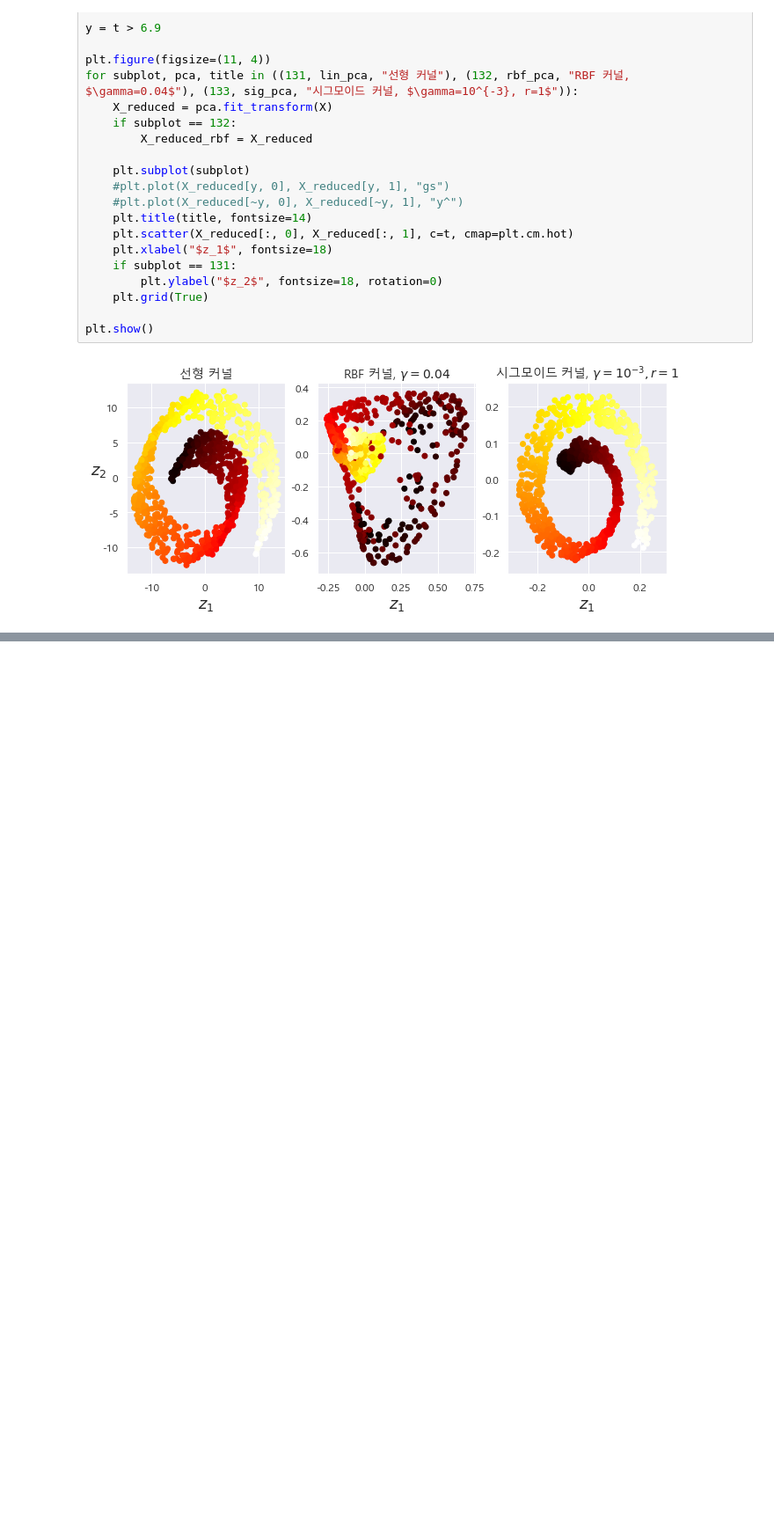
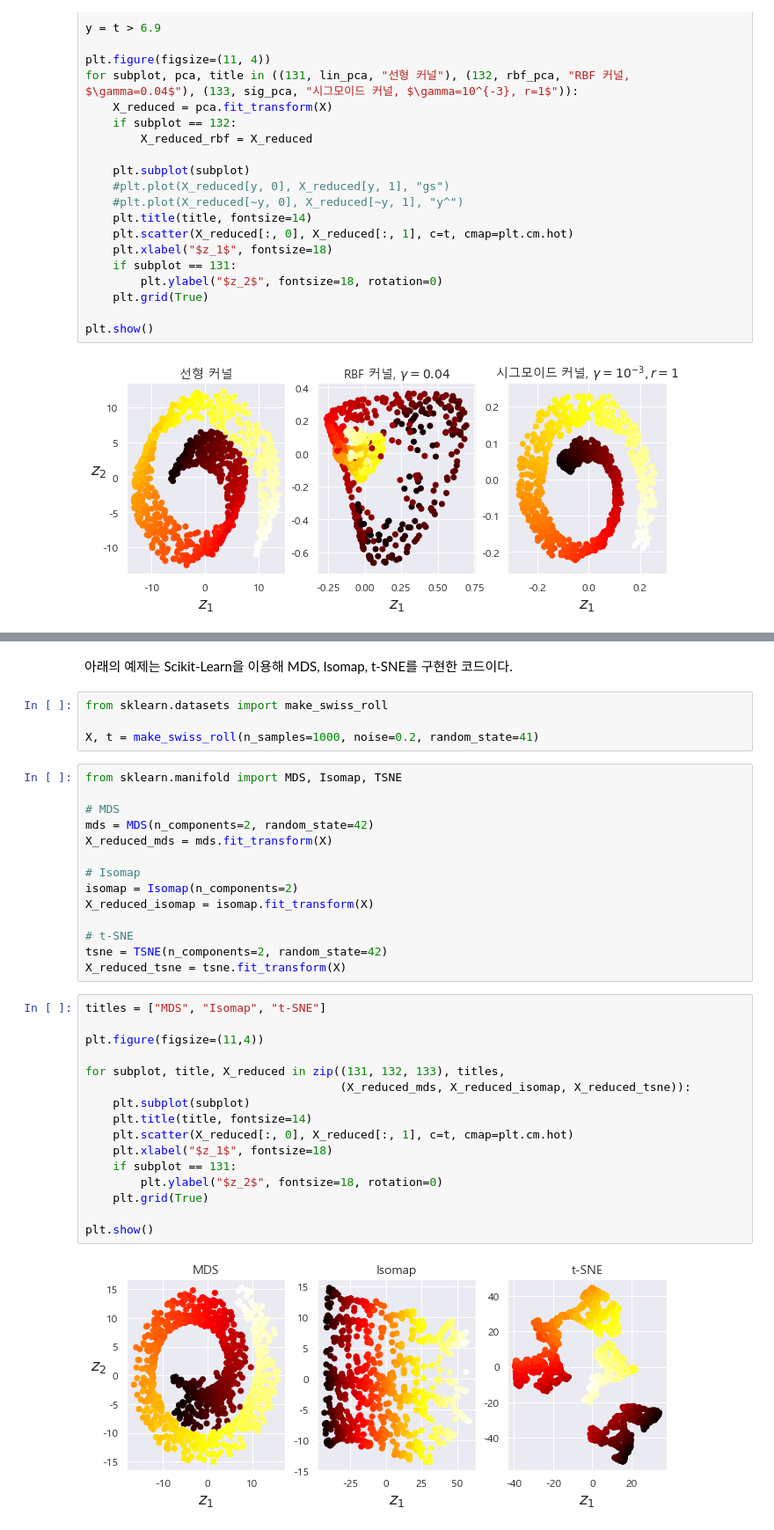
Before and after one commit to ExcelsiorCJH/Hands-On-ML, a Jupyter notebook: Chap08-Dimensionality_Reduction/Chap08-Dimensionality_Reduction.ipynb, the cells around one changed output, grey strips where cells are left out. Shown at 88% size. Cells and saved outputs as stored; diff of their text form; blank space fills up the shorter version.

```diff
--- a/Chap08-Dimensionality_Reduction/Chap08-Dimensionality_Reduction.ipynb
+++ b/Chap08-Dimensionality_Reduction/Chap08-Dimensionality_Reduction.ipynb
@@ -523,0 +723,38 @@ plt.show()
+# %% [markdown]
+아래의 예제는 Scikit-Learn을 이용해 MDS, Isomap, t-SNE를 구현한 코드이다.
+# %%
+from sklearn.datasets import make_swiss_roll
+
+X, t = make_swiss_roll(n_samples=1000, noise=0.2, random_state=41)
+# %%
+from sklearn.manifold import MDS, Isomap, TSNE
+
+# MDS
+mds = MDS(n_components=2, random_state=42)
+X_reduced_mds = mds.fit_transform(X)
+
+# Isomap
+isomap = Isomap(n_components=2)
+X_reduced_isomap = isomap.fit_transform(X)
+
+# t-SNE
+tsne = TSNE(n_components=2, random_state=42)
+X_reduced_tsne = tsne.fit_transform(X)
+# %%
+titles = ["MDS", "Isomap", "t-SNE"]
+
+plt.figure(figsize=(11,4))
+
+for subplot, title, X_reduced in zip((131, 132, 133), titles,
+                                     (X_reduced_mds, X_reduced_isomap, X_reduced_tsne)):
+    plt.subplot(subplot)
+    plt.title(title, fontsize=14)
+    plt.scatter(X_reduced[:, 0], X_reduced[:, 1], c=t, cmap=plt.cm.hot)
+    plt.xlabel("$z_1$", fontsize=18)
+    if subplot == 131:
+        plt.ylabel("$z_2$", fontsize=18, rotation=0)
+    plt.grid(True)
+
+plt.show()
+# %% [output]
+[figure, added]
```
Also changed, not shown: parts of 25 cells of this notebook, 2 other files.
